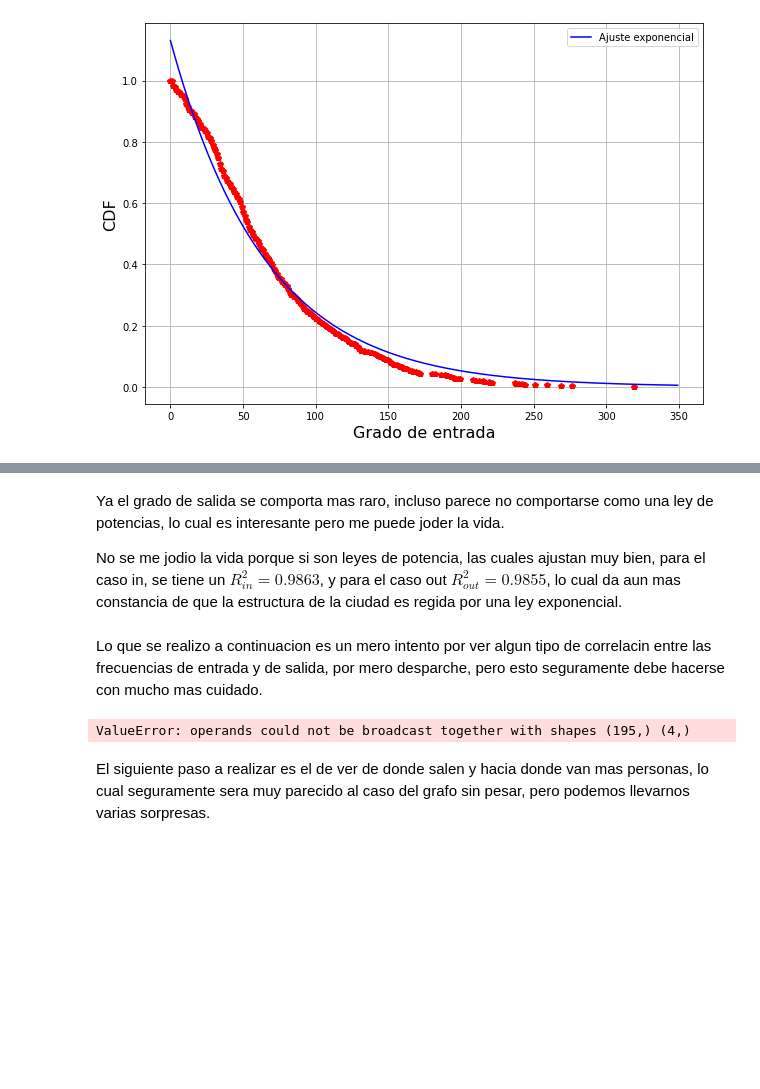
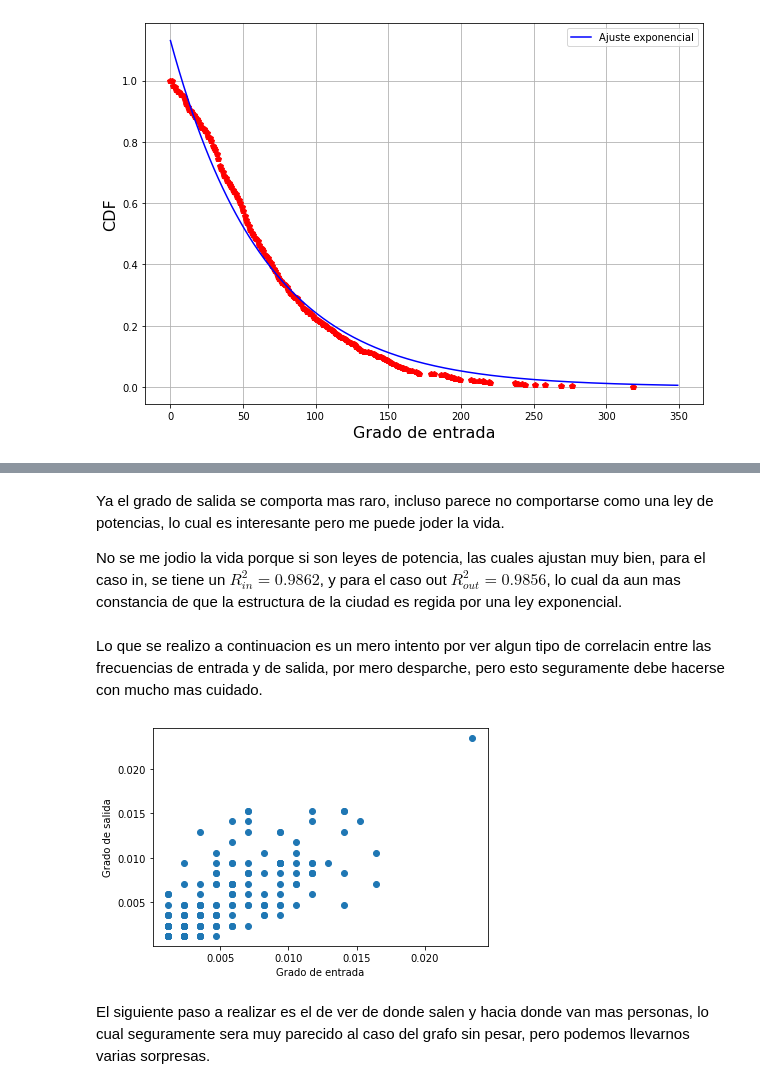
Before and after one commit to saramirezva/Tesis-congestion-Bogota, a Jupyter notebook: Red_completa_Bogota.ipynb, the cells around one changed output, grey strips where cells are left out. Cells and saved outputs as stored; diff of their text form; code cells hidden in the pictures; blank space fills up the shorter version.

```diff
--- a/Red_completa_Bogota.ipynb
+++ b/Red_completa_Bogota.ipynb
@@ -411,17 +418,17 @@ print(r_squared(x_out, y_out_n, popt_out))
 # %% [markdown]
 Ya el grado de salida se comporta mas raro, incluso parece no comportarse como una ley de potencias, lo cual es interesante pero me puede joder la vida.
 
-No se me jodio la vida porque si son leyes de potencia, las cuales ajustan muy bien, para el caso in, se tiene un $R^2_{in} = 0.9863$, y para el caso out $R^2_{out} = 0.9855$, lo cual da aun mas constancia de que la estructura de la ciudad es regida por una ley exponencial.
+No se me jodio la vida porque si son leyes de potencia, las cuales ajustan muy bien, para el caso in, se tiene un $R^2_{in} = 0.9862$, y para el caso out $R^2_{out} = 0.9856$, lo cual da aun mas constancia de que la estructura de la ciudad es regida por una ley exponencial.
 # %% [markdown]
 Lo que se realizo a continuacion es un mero intento por ver algun tipo de correlacin entre las frecuencias de entrada y de salida, por mero desparche, pero esto seguramente debe hacerse con mucho mas cuidado.
 # %%
-y_exp = y_out+[0,0,0,0]
+y_exp = y_out
 plt.plot(y_in, y_exp, 'o')
 plt.xlabel('Grado de entrada')
 plt.ylabel('Grado de salida')
 plt.show()
 # %% [output]
-ValueError: operands could not be broadcast together with shapes (195,) (4,)
+[figure, added]
 # %% [markdown]
 El siguiente paso a realizar es el de ver de donde salen y hacia donde van mas personas, lo cual seguramente sera muy parecido al caso del grafo sin pesar, pero podemos llevarnos varias sorpresas.
 # %%
```
Also changed, not shown: parts of 63 cells of this notebook.
